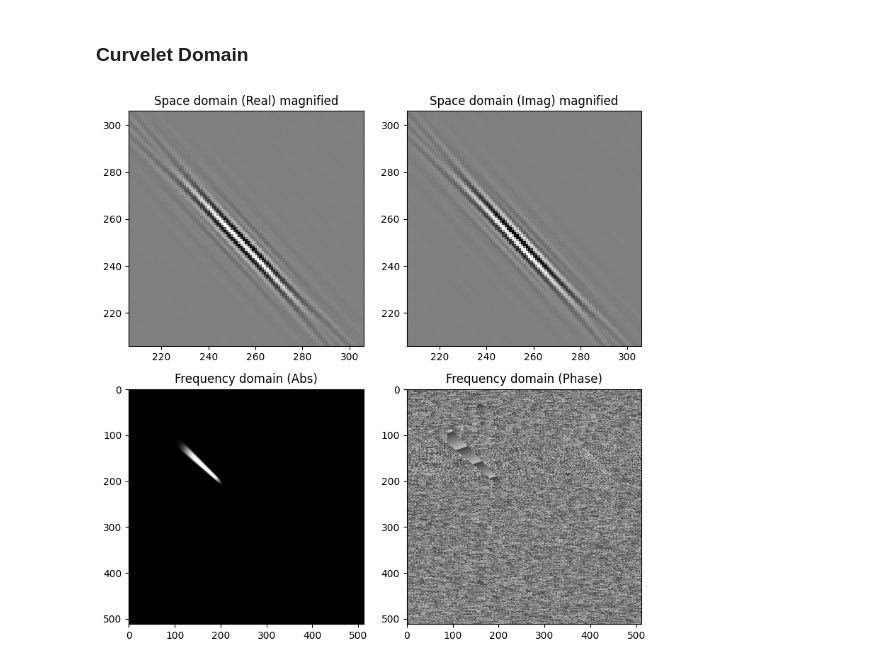
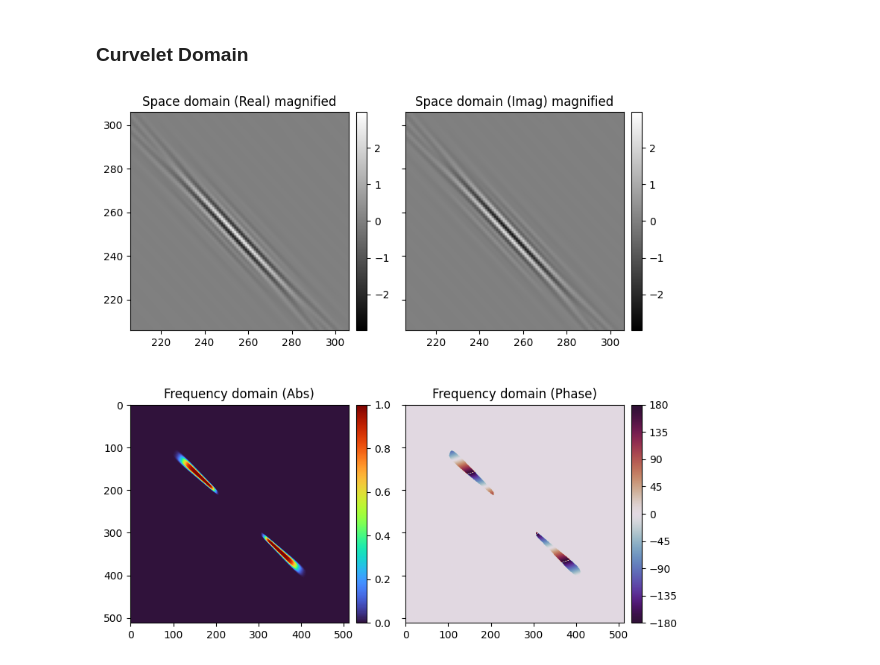
Before and after one commit to PyLops/curvelops, a Jupyter notebook: examples/Demo_Single_Curvelet.ipynb, the cells around one changed output. Saved outputs shown, nothing was run; the diff lists cells and outputs as text; code cells hidden in the pictures.

```diff
--- a/examples/Demo_Single_Curvelet.ipynb
+++ b/examples/Demo_Single_Curvelet.ipynb
@@ -9,8 +18,8 @@ from curvelops import FDCT2D
 # %%
 m = 512
 n = 512
-x = np.zeros((m * n))
-DCT = FDCT2D((m, n))
+x = np.zeros((m, n))
+DCT = FDCT2D(x.shape)
 # %% [markdown]
 ### Curvelet Domain
 # %%
@@ -24,36 +33,50 @@ y_reshape = DCT.struct(y)
 s = 4
 w = 0
 a, b = y_reshape[s][w].shape
-y_reshape[s][w][a // 2, b // 2] = 1
+normalization = np.sqrt(y_reshape[s][w].size)
+y_reshape[s][w][a // 2, b // 2] = 1 * normalization
+y_reshape[s][w + len(y_reshape[s]) // 2][a // 2, b // 2] = -1j * normalization
+
 y = DCT.vect(y_reshape)
 # %%
 # Perform adjoint transform and reshape
-x = DCT.H * y
-x = x.reshape(m, n)
+x = DCT.H @ y
 # %%
 # F-K domain
-x_fk = np.fft.fft2(x)
-x_fk = np.fft.fftshift(x_fk)
+x_fk = np.fft.fftshift(np.fft.fft2(np.fft.ifftshift(x), norm="ortho"))
 # %%
 # Visualize
 vmin, vmax = 0.8 * np.array([-1, 1]) * np.abs(np.max(x))
-fig, ax = plt.subplots(2, 2, figsize=(8, 8))
-ax[0, 0].imshow(np.real(x.T), cmap="gray", vmin=vmin, vmax=vmax)
-ax[0, 1].imshow(np.imag(x.T), cmap="gray", vmin=vmin, vmax=vmax)
-ax[1, 0].imshow(np.abs(x_fk.T), cmap="gray", vmin=0)
-ax[1, 1].imshow(np.angle(x_fk.T, deg=True), cmap="gray", vmin=-180, vmax=180)
+fig, ax = plt.subplots(2, 2, figsize=(8, 8), sharex="row", sharey="row")
+
+im = ax[0, 0].imshow(x.real.T, cmap="gray", vmin=vmin, vmax=vmax)
+create_colorbar(im, ax[0, 0])
+
+im = ax[0, 1].imshow(x.imag.T, cmap="gray", vmin=vmin, vmax=vmax)
+create_colorbar(im, ax[0, 1])
+
+im = ax[1, 0].imshow(np.abs(x_fk).T, cmap="turbo", vmin=0)
+create_colorbar(im, ax[1, 0])
+
+mask = np.abs(x_fk) > 0.01 * np.abs(x_fk).max()
+im = ax[1, 1].imshow(
+    (mask * np.angle(x_fk, deg=True)).T,
+    cmap="twilight_shifted",
+    vmin=-180,
+    vmax=180,
+)
+cax, cb = create_colorbar(im, ax[1, 1])
+cax.get_yaxis().set_major_locator(MultipleLocator(45))
+
+
 ax[0, 0].set(
     xlim=(m // 2 - 50, m // 2 + 50),
     ylim=(n // 2 - 50, n // 2 + 50),
     title="Space domain (Real) magnified",
 )
-ax[0, 1].set(
-    xlim=(m // 2 - 50, m // 2 + 50),
-    ylim=(n // 2 - 50, n // 2 + 50),
-    title="Space domain (Imag) magnified",
-)
+ax[0, 1].set(title="Space domain (Imag) magnified")
 ax[1, 0].set(title="Frequency domain (Abs)")
 ax[1, 1].set(title="Frequency domain (Phase)")
 fig.tight_layout()
 # %% [output]
-[figure, old version]
+[figure, new version]
```
Also changed, not shown: parts of 2 cells of this notebook, 12 other files.
